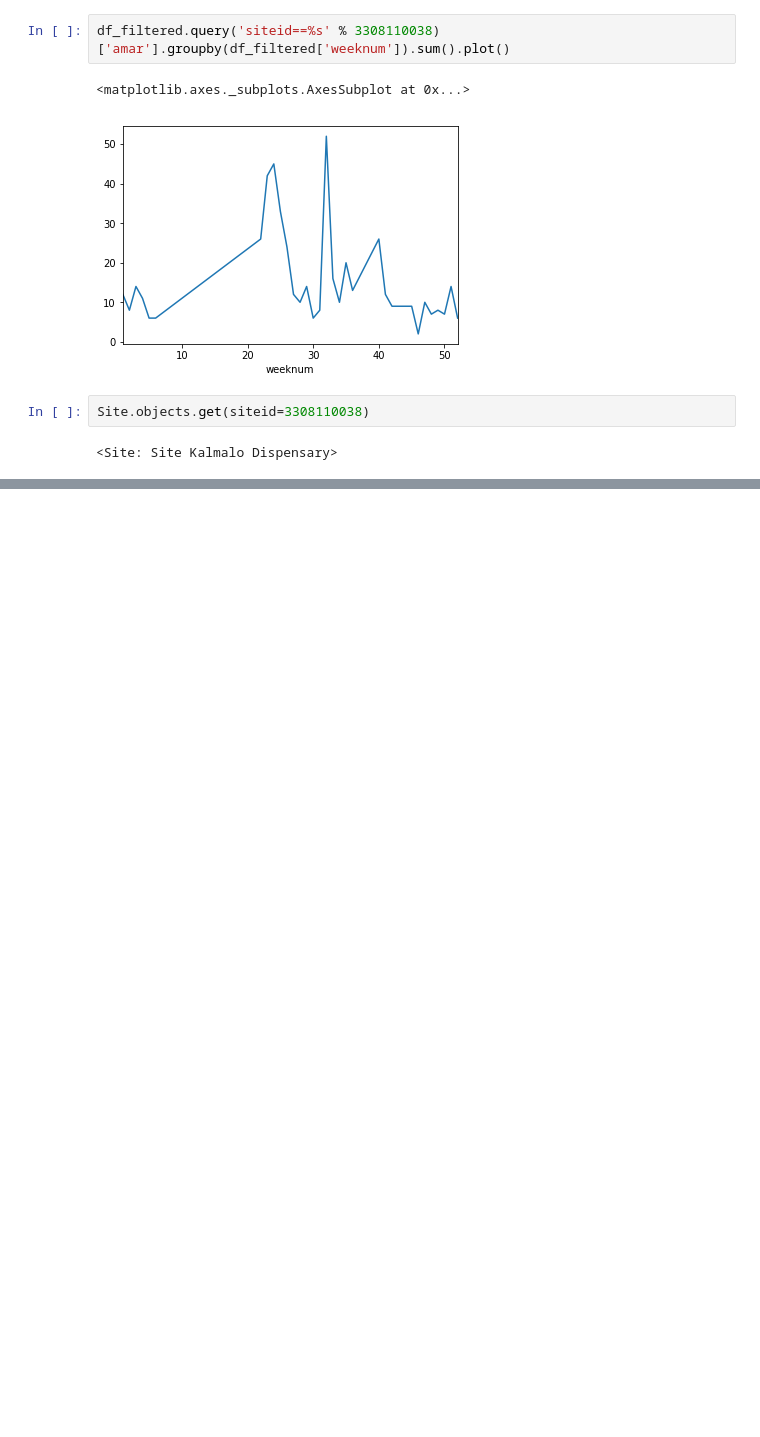
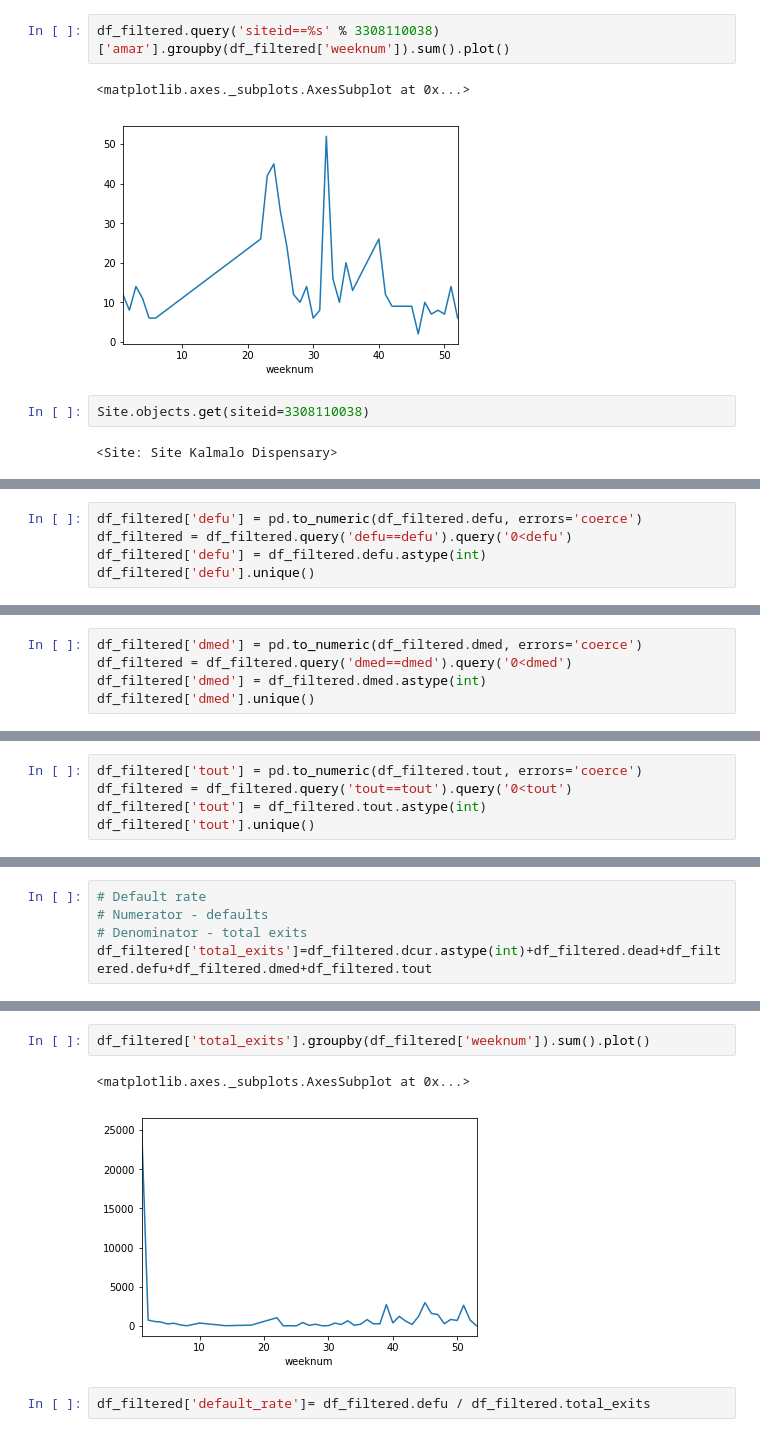
Before and after one commit to RobertJohnston/IMAM, a Jupyter notebook: IMAM program analysis.ipynb, the cells around one changed output, grey strips where cells are left out. Drawn from its saved outputs; the diff is of its cells as text; blank space fills up the shorter version.

Commit message:
addition of default rate

```diff
--- a/IMAM program analysis.ipynb
+++ b/IMAM program analysis.ipynb
@@ -351,0 +396,5 @@ Site.objects.get(siteid=3308110038)
+# %%
+df_filtered['defu'] = pd.to_numeric(df_filtered.defu, errors='coerce')
+df_filtered = df_filtered.query('defu==defu').query('0<defu')
+df_filtered['defu'] = df_filtered.defu.astype(int)
+df_filtered['defu'].unique()
@@ -351,0 +407,5 @@ Site.objects.get(siteid=3308110038)
+# %%
+df_filtered['dmed'] = pd.to_numeric(df_filtered.dmed, errors='coerce')
+df_filtered = df_filtered.query('dmed==dmed').query('0<dmed')
+df_filtered['dmed'] = df_filtered.dmed.astype(int)
+df_filtered['dmed'].unique()
@@ -351,0 +417,5 @@ Site.objects.get(siteid=3308110038)
+# %%
+df_filtered['tout'] = pd.to_numeric(df_filtered.tout, errors='coerce')
+df_filtered = df_filtered.query('tout==tout').query('0<tout')
+df_filtered['tout'] = df_filtered.tout.astype(int)
+df_filtered['tout'].unique()
@@ -351,0 +427,5 @@ Site.objects.get(siteid=3308110038)
+# %%
+# Default rate
+# Numerator - defaults
+# Denominator - total exits
+df_filtered['total_exits']=df_filtered.dcur.astype(int)+df_filtered.dead+df_filtered.defu+df_filtered.dmed+df_filtered.tout
@@ -351,0 +441,7 @@ Site.objects.get(siteid=3308110038)
+# %%
+df_filtered['total_exits'].groupby(df_filtered['weeknum']).sum().plot()
+# %% [output]
+<matplotlib.axes._subplots.AxesSubplot at 0x...>
+[figure, added]
+# %%
+df_filtered['default_rate']= df_filtered.defu / df_filtered.total_exits
```
Also changed, not shown: parts of 8 cells of this notebook, 3 other files.
